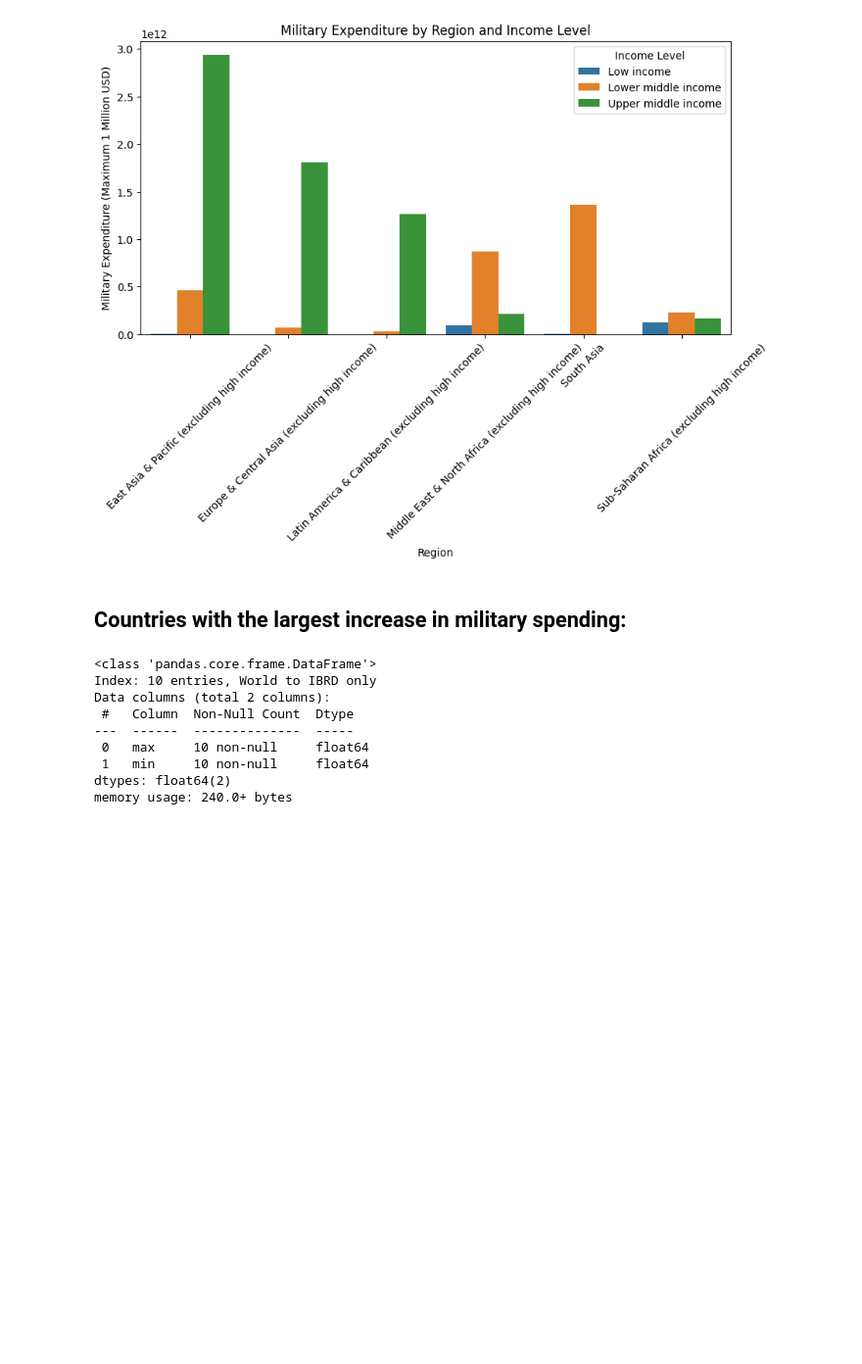
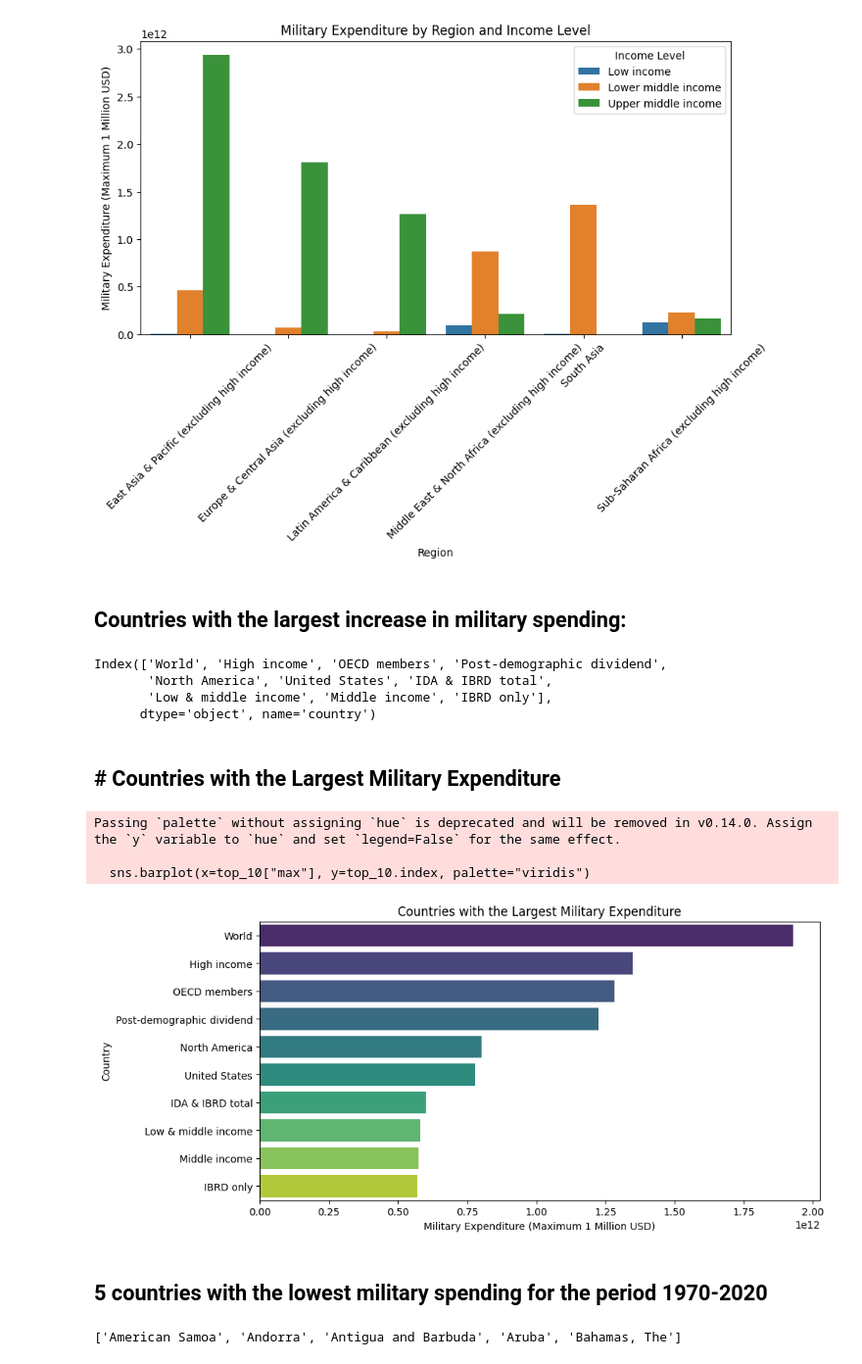
Before and after one commit to Sumit-Agnihotri/MILITARY_EXPENDITURE_ANALYSIS, a Jupyter notebook: Military Expenditure Analysis.ipynb, the cells around one changed output. Shown at 98% size. Cells and saved outputs as stored; diff of their text form; code cells hidden in the pictures; blank space fills up the shorter version.

Commit message:
Military

```diff
--- a/Military Expenditure Analysis.ipynb
+++ b/Military Expenditure Analysis.ipynb
@@ -209,14 +209,33 @@ plt.xticks(rotation=45)
 dataset.groupby("country").max()
 max_min=dataset.groupby("country")["Military expenditure (current USD)"].agg(["max","min"])
 top_10=max_min.nlargest(10,"max")
-top_10.info()
+top_10.index
 # %% [output]
-<class 'pandas.core.frame.DataFrame'>
-Index: 10 entries, World to IBRD only
-Data columns (total 2 columns):
- #   Column  Non-Null Count  Dtype
----  ------  --------------  -----
- 0   max     10 non-null     float64
- 1   min     10 non-null     float64
-dtypes: float64(2)
-memory usage: 240.0+ bytes
+Index(['World', 'High income', 'OECD members', 'Post-demographic dividend',
+       'North America', 'United States', 'IDA & IBRD total',
+       'Low & middle income', 'Middle income', 'IBRD only'],
+      dtype='object', name='country')
+# %% [markdown]
+## # Countries with the Largest Military Expenditure
+# %%
+plt.figure(figsize=(10,5))
+sns.barplot(x=top_10["max"], y=top_10.index, palette="viridis")
+plt.title("Countries with the Largest Military Expenditure")
+plt.xlabel("Military Expenditure (Maximum 1 Million USD)")
+plt.ylabel("Country")
+plt.show()
+# %% [output]
+Passing `palette` without assigning `hue` is deprecated and will be removed in v0.14.0. Assign the `y` variable to `hue` and set `legend=False` for the same effect.
+
+  sns.barplot(x=top_10["max"], y=top_10.index, palette="viridis")
+[figure, added]
+# %% [markdown]
+## 5 countries with the lowest military spending for the period 1970-2020
+# %%
+# 5 countries with the lowest military spending for the period 1970-2020
+dataset=dataset.loc[dataset["year"]==2020]
+smallest_5=dataset.groupby("country").sum().nsmallest(5,"Military expenditure (current USD)")
+smallest_5=list(smallest_5.index)
+print(smallest_5)
+# %% [output]
+['American Samoa', 'Andorra', 'Antigua and Barbuda', 'Aruba', 'Bahamas, The']
```
